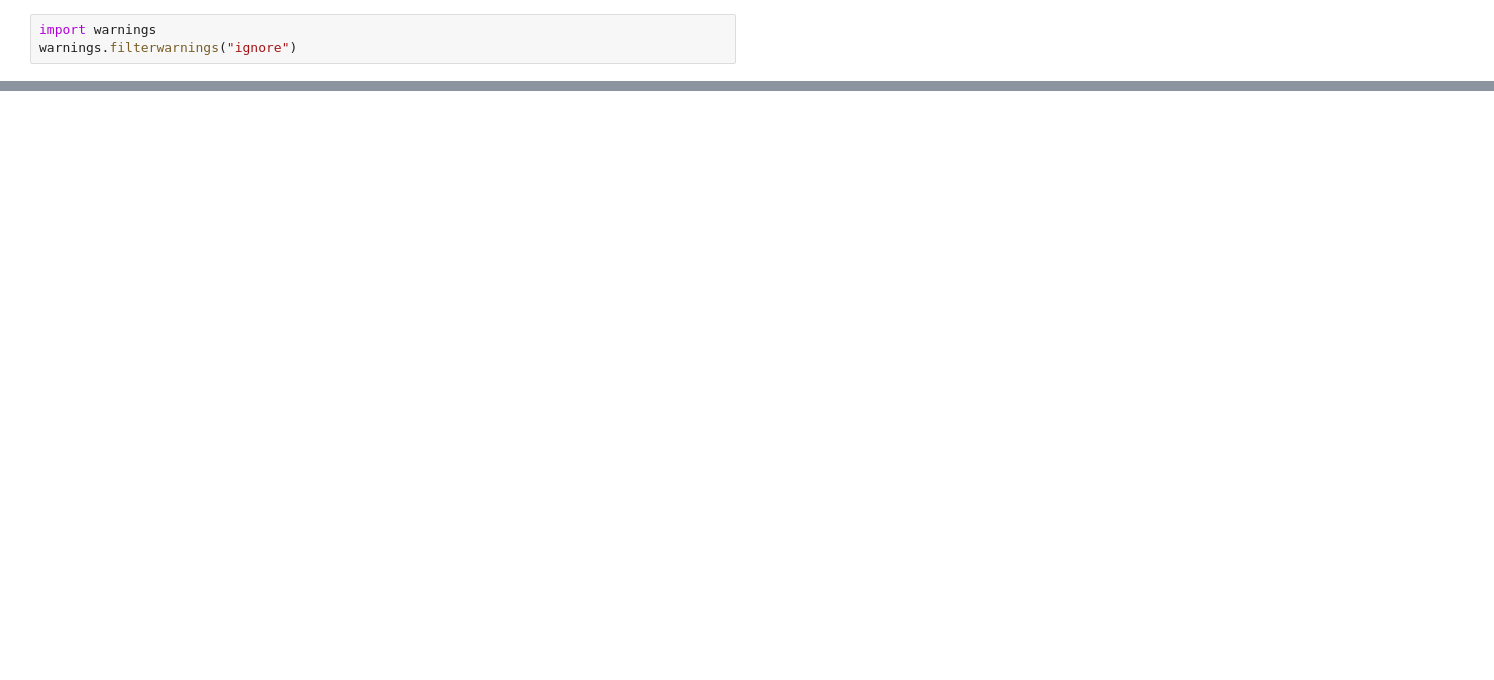
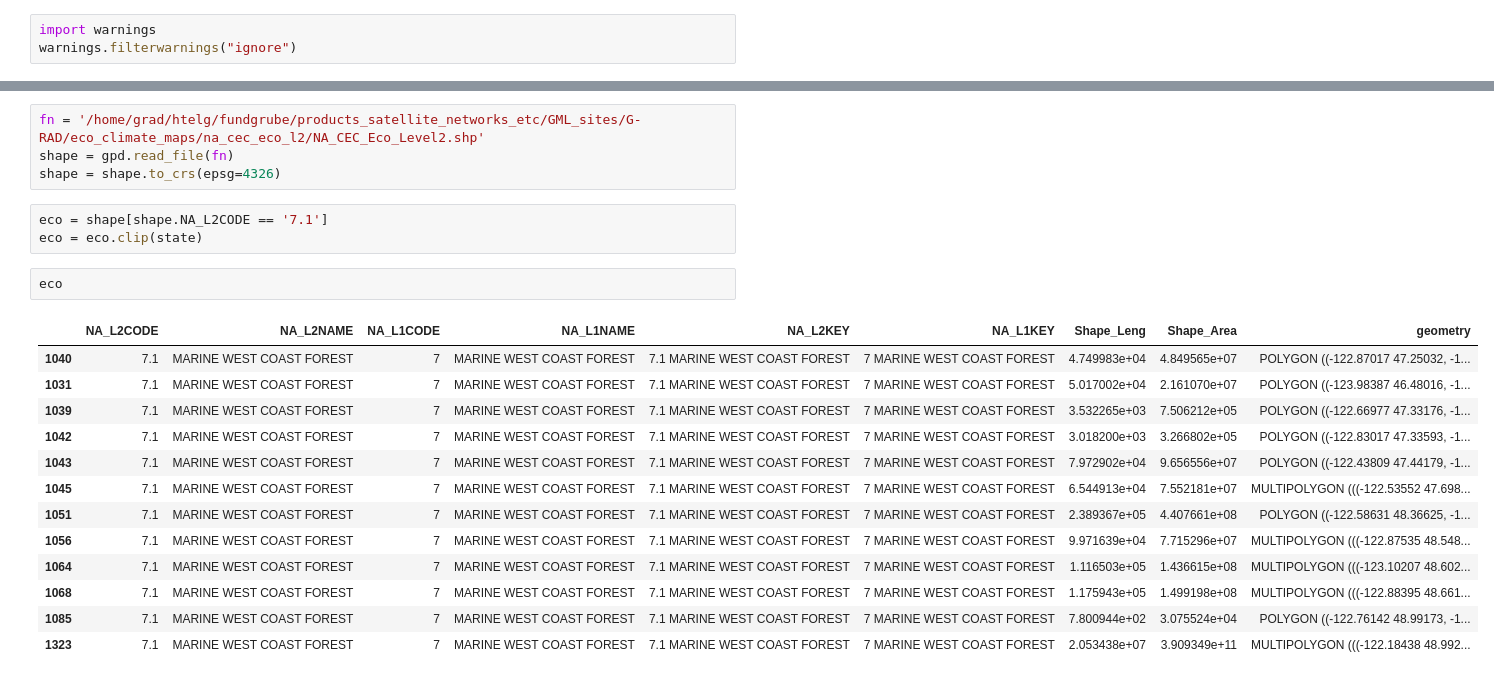
Before and after one commit to hagne/GeoLeoXtract, a Jupyter notebook: examples/example_basic.ipynb, the cells around one changed output, grey strips where cells are left out. Drawn from its saved outputs; the diff is of its cells as text; blank space fills up the shorter version.

```diff
--- a/examples/example_basic.ipynb
+++ b/examples/example_basic.ipynb
@@ -48,0 +86,23 @@ query.download()
+# %%
+fn = '/home/grad/htelg/fundgrube/products_satellite_networks_etc/GML_sites/G-RAD/eco_climate_maps/na_cec_eco_l2/NA_CEC_Eco_Level2.shp'
+shape = gpd.read_file(fn)
+shape = shape.to_crs(epsg=4326)
+# %%
+eco = shape[shape.NA_L2CODE == '7.1']
+eco = eco.clip(state)
+# %%
+eco
+# %% [output]
+|  | NA_L2CODE | NA_L2NAME | NA_L1CODE | NA_L1NAME | NA_L2KEY | NA_L1KEY | Shape_Leng | Shape_Area | geometry |
+| 1040 | 7.1 | MARINE WEST COAST FOREST | 7 | MARINE WEST COAST FOREST | 7.1 MARINE WEST COAST FOREST | 7 MARINE WEST COAST FOREST | 4.749983e+04 | 4.849565e+07 | POLYGON ((-122.87017 47.25032, -1... |
+| 1031 | 7.1 | MARINE WEST COAST FOREST | 7 | MARINE WEST COAST FOREST | 7.1 MARINE WEST COAST FOREST | 7 MARINE WEST COAST FOREST | 5.017002e+04 | 2.161070e+07 | POLYGON ((-123.98387 46.48016, -1... |
+| 1039 | 7.1 | MARINE WEST COAST FOREST | 7 | MARINE WEST COAST FOREST | 7.1 MARINE WEST COAST FOREST | 7 MARINE WEST COAST FOREST | 3.532265e+03 | 7.506212e+05 | POLYGON ((-122.66977 47.33176, -1... |
+| 1042 | 7.1 | MARINE WEST COAST FOREST | 7 | MARINE WEST COAST FOREST | 7.1 MARINE WEST COAST FOREST | 7 MARINE WEST COAST FOREST | 3.018200e+03 | 3.266802e+05 | POLYGON ((-122.83017 47.33593, -1... |
+| 1043 | 7.1 | MARINE WEST COAST FOREST | 7 | MARINE WEST COAST FOREST | 7.1 MARINE WEST COAST FOREST | 7 MARINE WEST COAST FOREST | 7.972902e+04 | 9.656556e+07 | POLYGON ((-122.43809 47.44179, -1... |
+| 1045 | 7.1 | MARINE WEST COAST FOREST | 7 | MARINE WEST COAST FOREST | 7.1 MARINE WEST COAST FOREST | 7 MARINE WEST COAST FOREST | 6.544913e+04 | 7.552181e+07 | MULTIPOLYGON (((-122.53552 47.698... |
+| 1051 | 7.1 | MARINE WEST COAST FOREST | 7 | MARINE WEST COAST FOREST | 7.1 MARINE WEST COAST FOREST | 7 MARINE WEST COAST FOREST | 2.389367e+05 | 4.407661e+08 | POLYGON ((-122.58631 48.36625, -1... |
+| 1056 | 7.1 | MARINE WEST COAST FOREST | 7 | MARINE WEST COAST FOREST | 7.1 MARINE WEST COAST FOREST | 7 MARINE WEST COAST FOREST | 9.971639e+04 | 7.715296e+07 | MULTIPOLYGON (((-122.87535 48.548... |
+| 1064 | 7.1 | MARINE WEST COAST FOREST | 7 | MARINE WEST COAST FOREST | 7.1 MARINE WEST COAST FOREST | 7 MARINE WEST COAST FOREST | 1.116503e+05 | 1.436615e+08 | MULTIPOLYGON (((-123.10207 48.602... |
+| 1068 | 7.1 | MARINE WEST COAST FOREST | 7 | MARINE WEST COAST FOREST | 7.1 MARINE WEST COAST FOREST | 7 MARINE WEST COAST FOREST | 1.175943e+05 | 1.499198e+08 | MULTIPOLYGON (((-122.88395 48.661... |
+| 1085 | 7.1 | MARINE WEST COAST FOREST | 7 | MARINE WEST COAST FOREST | 7.1 MARINE WEST COAST FOREST | 7 MARINE WEST COAST FOREST | 7.800944e+02 | 3.075524e+04 | POLYGON ((-122.76142 48.99173, -1... |
+| 1323 | 7.1 | MARINE WEST COAST FOREST | 7 | MARINE WEST COAST FOREST | 7.1 MARINE WEST COAST FOREST | 7 MARINE WEST COAST FOREST | 2.053438e+07 | 3.909349e+11 | MULTIPOLYGON (((-122.18438 48.992... |
```
Also changed, not shown: parts of 25 cells of this notebook, 17 other files.
